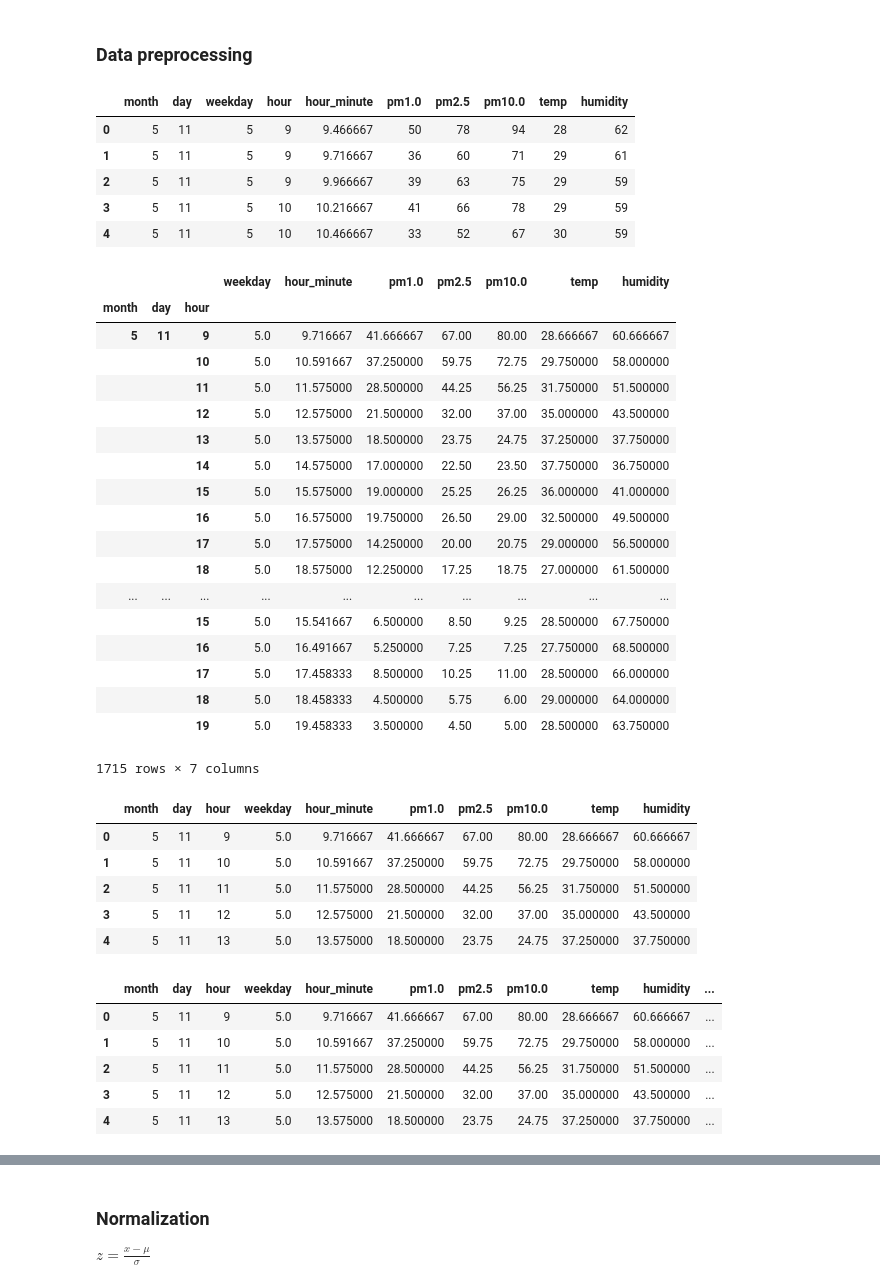
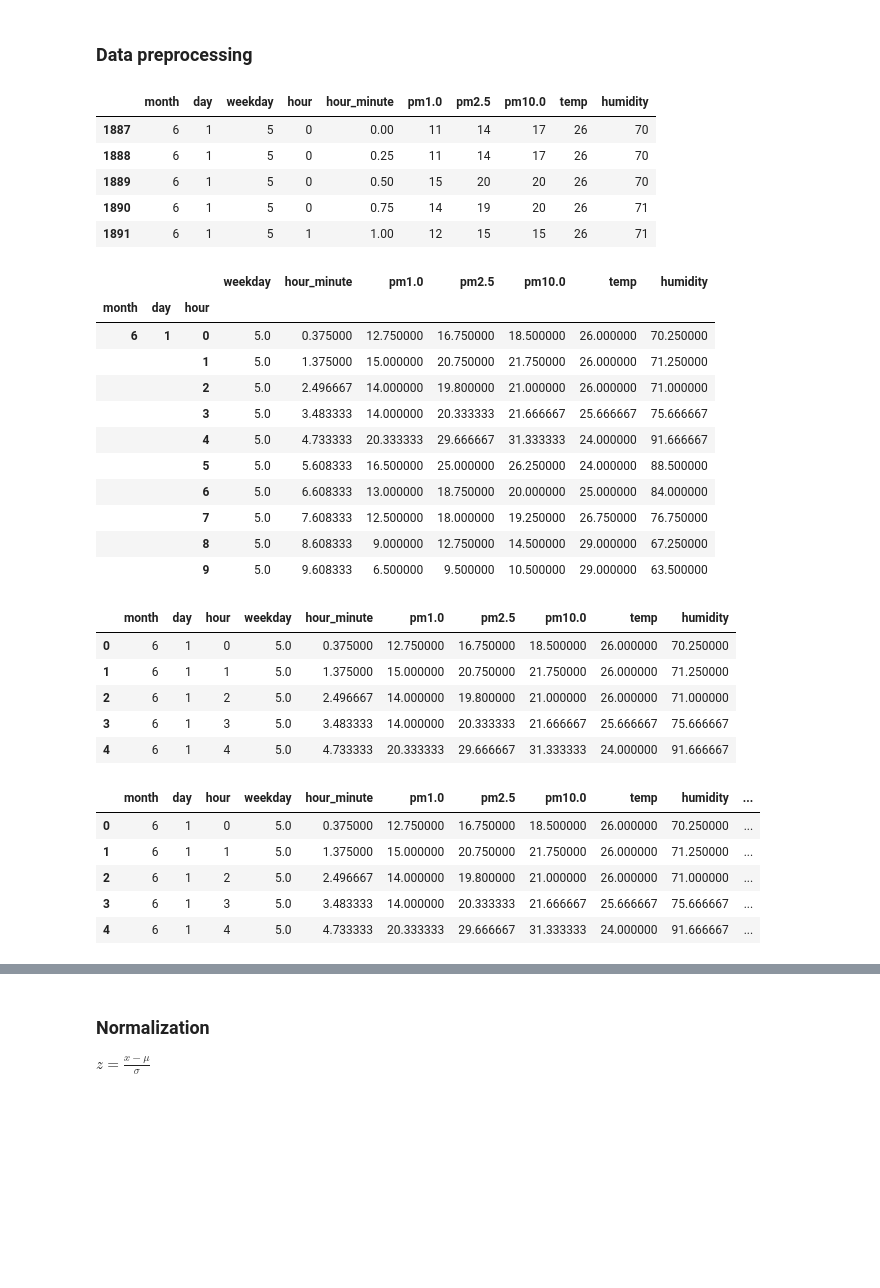
Before and after one commit to kevin110604/pm2.5_training, a Jupyter notebook: pm2.5_training_notebook.ipynb, the cells around one changed output, grey strips where cells are left out. Cells and saved outputs as stored; diff of their text form; code cells hidden in the pictures; blank space fills up the shorter version.

```diff
--- a/pm2.5_training_notebook.ipynb
+++ b/pm2.5_training_notebook.ipynb
@@ -87,4 +88,14 @@ df3.head()
 | 4 | 2019-05-11 10:28:07+08:00 | 59 | 33 | 67 | 52 | 30 |
 # %% [markdown]
 ### Data preprocessing
+# %%
+# Input time
+time = ['2019 06 01', '2019 08 06']
+taipei_tz = pytz.timezone('Asia/Taipei')
+# Set time
+start_time = dt.datetime.strptime(time[0], '%Y %m %d').replace(tzinfo=taipei_tz)
+end_time = dt.datetime.strptime(time[1], '%Y %m %d').replace(tzinfo=taipei_tz)
+# Select the duration
+df3 = df3.loc[ df3['date'] >= start_time ]
+df3 = df3.loc[ df3['date'] <= end_time ]
 # %%
@@ -92,2 +103,6 @@ df3.head()
 df3 = df3.rename(columns = {'pm10': 'pm1.0', 'pm25': 'pm2.5', 'pm100': 'pm10.0'})
+# %%
+# Exclude outliers
+want_cols = ['humidity', 'pm1.0', 'pm10.0', 'pm2.5', 'temp']
+df3 = df3[(np.abs(stats.zscore(df3.loc[:, want_cols])) < 4).all(axis=1)]
 # %%
@@ -104,9 +119,9 @@ df3 = df3[['month', 'day', 'weekday', 'hour', 'hour_minute', 'pm1.0', 'pm2.5', '
 df3.head()
 # %% [output]
 |  | month | day | weekday | hour | hour_minute | pm1.0 | pm2.5 | pm10.0 | temp | humidity |
-| 0 | 5 | 11 | 5 | 9 | 9.466667 | 50 | 78 | 94 | 28 | 62 |
-| 1 | 5 | 11 | 5 | 9 | 9.716667 | 36 | 60 | 71 | 29 | 61 |
-| 2 | 5 | 11 | 5 | 9 | 9.966667 | 39 | 63 | 75 | 29 | 59 |
-| 3 | 5 | 11 | 5 | 10 | 10.216667 | 41 | 66 | 78 | 29 | 59 |
-| 4 | 5 | 11 | 5 | 10 | 10.466667 | 33 | 52 | 67 | 30 | 59 |
+| 1887 | 6 | 1 | 5 | 0 | 0.00 | 11 | 14 | 17 | 26 | 70 |
+| 1888 | 6 | 1 | 5 | 0 | 0.25 | 11 | 14 | 17 | 26 | 70 |
+| 1889 | 6 | 1 | 5 | 0 | 0.50 | 15 | 20 | 20 | 26 | 70 |
+| 1890 | 6 | 1 | 5 | 0 | 0.75 | 14 | 19 | 20 | 26 | 71 |
+| 1891 | 6 | 1 | 5 | 1 | 1.00 | 12 | 15 | 15 | 26 | 71 |
 # %%
@@ -114,35 +129,28 @@ df3.head()
 df3mean = df3.groupby(['month', 'day', 'hour']).mean()
 # %%
-df3mean
+df3mean.head(10)
 # %% [output]
 |  |  |  | weekday | hour_minute | pm1.0 | pm2.5 | pm10.0 | temp | humidity |
 | month | day | hour |  |  |  |  |  |  |  |
-| 5 | 11 | 9 | 5.0 | 9.716667 | 41.666667 | 67.00 | 80.00 | 28.666667 | 60.666667 |
-|  |  | 10 | 5.0 | 10.591667 | 37.250000 | 59.75 | 72.75 | 29.750000 | 58.000000 |
-|  |  | 11 | 5.0 | 11.575000 | 28.500000 | 44.25 | 56.25 | 31.750000 | 51.500000 |
-|  |  | 12 | 5.0 | 12.575000 | 21.500000 | 32.00 | 37.00 | 35.000000 | 43.500000 |
-|  |  | 13 | 5.0 | 13.575000 | 18.500000 | 23.75 | 24.75 | 37.250000 | 37.750000 |
-|  |  | 14 | 5.0 | 14.575000 | 17.000000 | 22.50 | 23.50 | 37.750000 | 36.750000 |
-|  |  | 15 | 5.0 | 15.575000 | 19.000000 | 25.25 | 26.25 | 36.000000 | 41.000000 |
-|  |  | 16 | 5.0 | 16.575000 | 19.750000 | 26.50 | 29.00 | 32.500000 | 49.500000 |
-|  |  | 17 | 5.0 | 17.575000 | 14.250000 | 20.00 | 20.75 | 29.000000 | 56.500000 |
-|  |  | 18 | 5.0 | 18.575000 | 12.250000 | 17.25 | 18.75 | 27.000000 | 61.500000 |
-| ... | ... | ... | ... | ... | ... | ... | ... | ... | ... |
-|  |  | 15 | 5.0 | 15.541667 | 6.500000 | 8.50 | 9.25 | 28.500000 | 67.750000 |
-|  |  | 16 | 5.0 | 16.491667 | 5.250000 | 7.25 | 7.25 | 27.750000 | 68.500000 |
-|  |  | 17 | 5.0 | 17.458333 | 8.500000 | 10.25 | 11.00 | 28.500000 | 66.000000 |
-|  |  | 18 | 5.0 | 18.458333 | 4.500000 | 5.75 | 6.00 | 29.000000 | 64.000000 |
-|  |  | 19 | 5.0 | 19.458333 | 3.500000 | 4.50 | 5.00 | 28.500000 | 63.750000 |
+| 6 | 1 | 0 | 5.0 | 0.375000 | 12.750000 | 16.750000 | 18.500000 | 26.000000 | 70.250000 |
+|  |  | 1 | 5.0 | 1.375000 | 15.000000 | 20.750000 | 21.750000 | 26.000000 | 71.250000 |
+|  |  | 2 | 5.0 | 2.496667 | 14.000000 | 19.800000 | 21.000000 | 26.000000 | 71.000000 |
+|  |  | 3 | 5.0 | 3.483333 | 14.000000 | 20.333333 | 21.666667 | 25.666667 | 75.666667 |
+|  |  | 4 | 5.0 | 4.733333 | 20.333333 | 29.666667 | 31.333333 | 24.000000 | 91.666667 |
+|  |  | 5 | 5.0 | 5.608333 | 16.500000 | 25.000000 | 26.250000 | 24.000000 | 88.500000 |
+|  |  | 6 | 5.0 | 6.608333 | 13.000000 | 18.750000 | 20.000000 | 25.000000 | 84.000000 |
+|  |  | 7 | 5.0 | 7.608333 | 12.500000 | 18.000000 | 19.250000 | 26.750000 | 76.750000 |
+|  |  | 8 | 5.0 | 8.608333 | 9.000000 | 12.750000 | 14.500000 | 29.000000 | 67.250000 |
+|  |  | 9 | 5.0 | 9.608333 | 6.500000 | 9.500000 | 10.500000 | 29.000000 | 63.500000 |
-1715 rows × 7 columns
 # %%
 df3mean.reset_index(inplace=True)
 # %%
 df3mean.head()
 # %% [output]
 |  | month | day | hour | weekday | hour_minute | pm1.0 | pm2.5 | pm10.0 | temp | humidity |
-| 0 | 5 | 11 | 9 | 5.0 | 9.716667 | 41.666667 | 67.00 | 80.00 | 28.666667 | 60.666667 |
-| 1 | 5 | 11 | 10 | 5.0 | 10.591667 | 37.250000 | 59.75 | 72.75 | 29.750000 | 58.000000 |
-| 2 | 5 | 11 | 11 | 5.0 | 11.575000 | 28.500000 | 44.25 | 56.25 | 31.750000 | 51.500000 |
-| 3 | 5 | 11 | 12 | 5.0 | 12.575000 | 21.500000 | 32.00 | 37.00 | 35.000000 | 43.500000 |
-| 4 | 5 | 11 | 13 | 5.0 | 13.575000 | 18.500000 | 23.75 | 24.75 | 37.250000 | 37.750000 |
+| 0 | 6 | 1 | 0 | 5.0 | 0.375000 | 12.750000 | 16.750000 | 18.500000 | 26.000000 | 70.250000 |
+| 1 | 6 | 1 | 1 | 5.0 | 1.375000 | 15.000000 | 20.750000 | 21.750000 | 26.000000 | 71.250000 |
+| 2 | 6 | 1 | 2 | 5.0 | 2.496667 | 14.000000 | 19.800000 | 21.000000 | 26.000000 | 71.000000 |
+| 3 | 6 | 1 | 3 | 5.0 | 3.483333 | 14.000000 | 20.333333 | 21.666667 | 25.666667 | 75.666667 |
+| 4 | 6 | 1 | 4 | 5.0 | 4.733333 | 20.333333 | 29.666667 | 31.333333 | 24.000000 | 91.666667 |
 # %%
@@ -159,11 +167,11 @@ df3mean['time'] = df3mean[['month', 'day', 'hour']].apply(get_time, axis=1)
 df3mean.head()
 # %% [output]
 |  | month | day | hour | weekday | hour_minute | pm1.0 | pm2.5 | pm10.0 | temp | humidity | ... |
-| 0 | 5 | 11 | 9 | 5.0 | 9.716667 | 41.666667 | 67.00 | 80.00 | 28.666667 | 60.666667 | ... |
-| 1 | 5 | 11 | 10 | 5.0 | 10.591667 | 37.250000 | 59.75 | 72.75 | 29.750000 | 58.000000 | ... |
-| 2 | 5 | 11 | 11 | 5.0 | 11.575000 | 28.500000 | 44.25 | 56.25 | 31.750000 | 51.500000 | ... |
-| 3 | 5 | 11 | 12 | 5.0 | 12.575000 | 21.500000 | 32.00 | 37.00 | 35.000000 | 43.500000 | ... |
-| 4 | 5 | 11 | 13 | 5.0 | 13.575000 | 18.500000 | 23.75 | 24.75 | 37.250000 | 37.750000 | ... |
+| 0 | 6 | 1 | 0 | 5.0 | 0.375000 | 12.750000 | 16.750000 | 18.500000 | 26.000000 | 70.250000 | ... |
+| 1 | 6 | 1 | 1 | 5.0 | 1.375000 | 15.000000 | 20.750000 | 21.750000 | 26.000000 | 71.250000 | ... |
+| 2 | 6 | 1 | 2 | 5.0 | 2.496667 | 14.000000 | 19.800000 | 21.000000 | 26.000000 | 71.000000 | ... |
+| 3 | 6 | 1 | 3 | 5.0 | 3.483333 | 14.000000 | 20.333333 | 21.666667 | 25.666667 | 75.666667 | ... |
+| 4 | 6 | 1 | 4 | 5.0 | 4.733333 | 20.333333 | 29.666667 | 31.333333 | 24.000000 | 91.666667 | ... |
 # %%
 # Add explicitly converter
 pd.plotting.register_matplotlib_converters()
```
Also changed, not shown: parts of 35 cells of this notebook.
